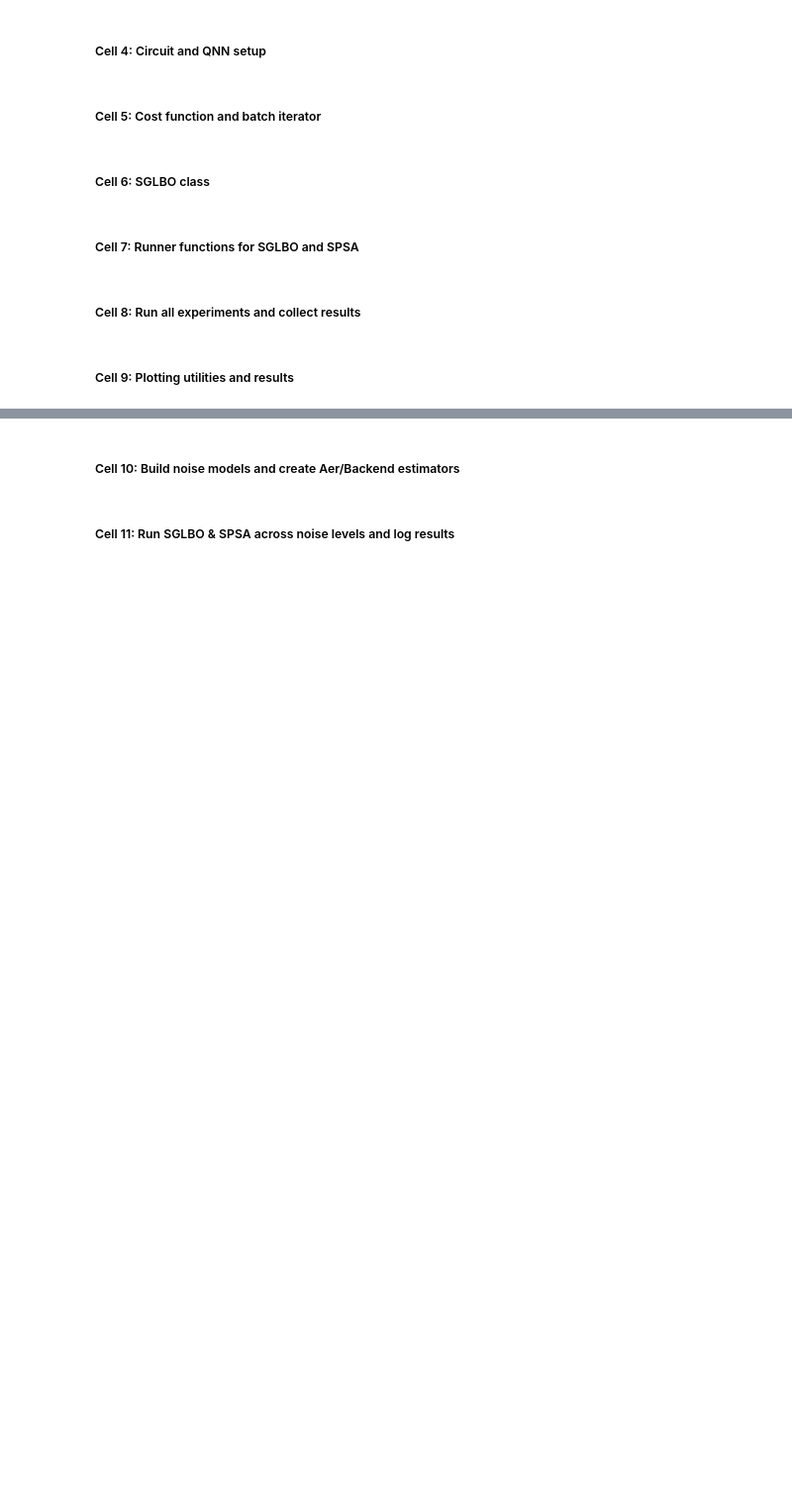
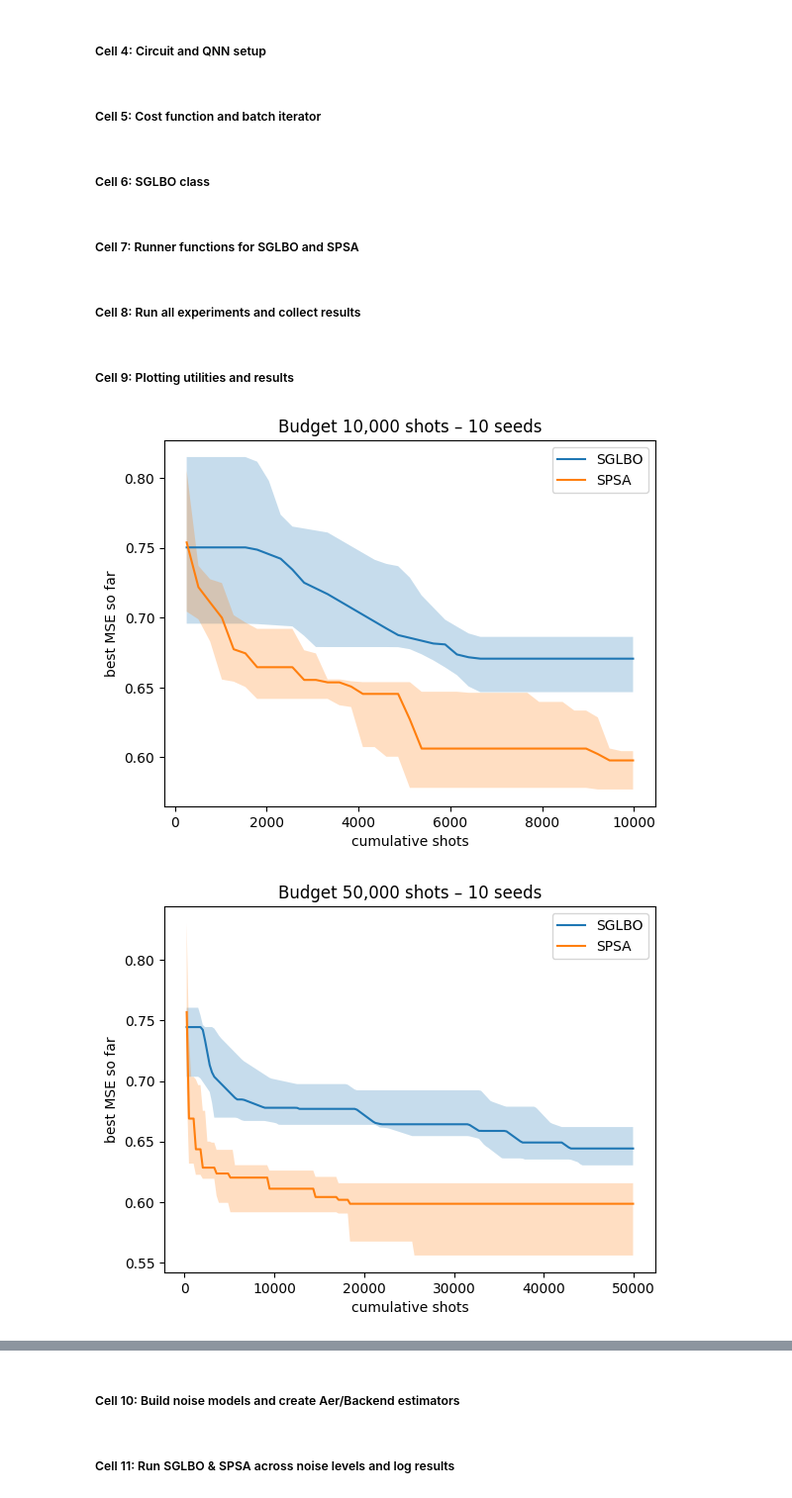
Before and after one commit to wntamanda/sglbo-quantum-opt, a Jupyter notebook: SGLBO_IRIS.ipynb, the cells around one changed output, grey strips where cells are left out. Shown at 99% size. Cells and saved outputs as stored; diff of their text form; code cells hidden in the pictures; blank space fills up the shorter version.

```diff
--- a/SGLBO_IRIS.ipynb
+++ b/SGLBO_IRIS.ipynb
@@ -27,10 +34,12 @@ for p in pkgs:
 # %%
 seed = 42
 batch_size = 16
-plateau_eps = 1e-2
-plateau_window = 10
-budgets = [5_000,10_000] #[10_000, 50_000, 100_000]
-n_seeds = 2 #20
+plateau_eps = 3e-3
+plateau_window = 25
+budgets = [10_000,50_000, 100_000] #[10_000, 50_000, 100_000]
+n_seeds = 10 #20
+rng_seed_base   = 42
+step = 256
 # %% [markdown]
 ##### Cell 3: Load/preprocess Iris data
 # %%
@@ -271,7 +280,7 @@ def run_sglbo(seed, budget_shots=50_000, verbose=False,cost_fn=None):
     theta0 = rng.standard_normal(ansatz.num_parameters)
 
     opt = SGLBO(theta0, cost_fn,
-                max_shots=budget_shots, max_iter=300,
+                max_shots=budget_shots, max_iter=2000,
                 shots_line=128, shots_grad_min=32, shots_grad_max=256,
                 alpha=0.3, kappa=0.05)
 
@@ -409,16 +418,17 @@ results = {opt: {b: [] for b in budgets} for opt in ["sglbo", "spsa"]}
 
 for b in budgets:
     for s in range(n_seeds):
+        seed = rng_seed_base + s
 
         # --- SGLBO ----------------------------------------------------
-        res_sglbo = run_sglbo(s, b)
+        res_sglbo = run_sglbo(seed, b)
         if len(res_sglbo[0]) > 0:
             results["sglbo"][b].append(res_sglbo)
         else:
             print(f"[sglbo] seed {s} budget {b} produced no data – skipped")
 
         # --- SPSA -----------------------------------------------------
-        res_spsa = run_spsa(s, b)
+        res_spsa = run_spsa(seed, b)
         if len(res_spsa[0]) > 0:
             results["spsa"][b].append(res_spsa)
         else:
@@ -433,33 +443,36 @@ def best_so_far(arr):
 
 for b in budgets:
     plt.figure()
-    grid = np.arange(8, b + 1, 8)  # <<<<<< match shot increments!
+    grid = np.arange(step, b + 1, step)  # <<<<<< match shot increments!
     for name in ["sglbo", "spsa"]:
         curves = []
         for sh, lh, *_ in results[name][b]:
             if len(sh) == 0 or len(lh) == 0:
                 continue
             running_best = best_so_far(lh)
             curves.append(
                 np.interp(
                     grid,
                     sh,
                     running_best,
                     left=running_best[0],
                     right=running_best[-1]
                 )
             )
         if len(curves) == 0:
             print(f"[{name}] No data for budget {b}")
             continue
         curves = np.vstack(curves)
         median = np.nanmedian(curves, axis=0)
         q1, q3 = np.nanpercentile(curves, [25, 75], axis=0)
         plt.plot(grid, median, label=name.upper())
         plt.fill_between(grid, q1, q3, alpha=0.25)
     plt.title(f"Budget {b:,} shots – {n_seeds} seeds")
     plt.xlabel("cumulative shots")
     plt.ylabel("best MSE so far")
     plt.legend()
     plt.show()
     plt.close()
+# %% [output]
+[figure, added]
+[figure, added]
```
Also changed, not shown: parts of 4 cells of this notebook, 1 other file.
